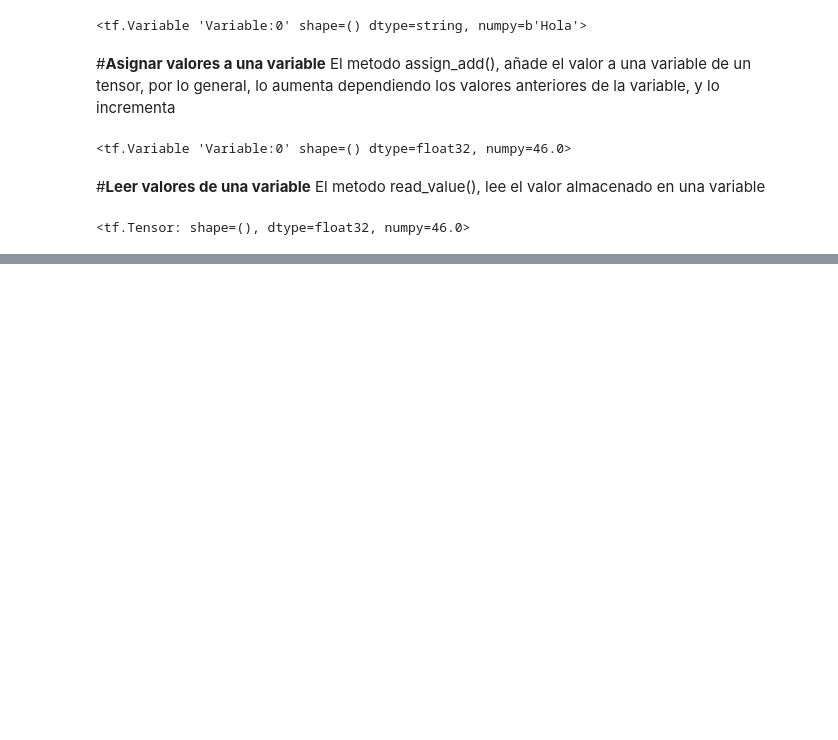
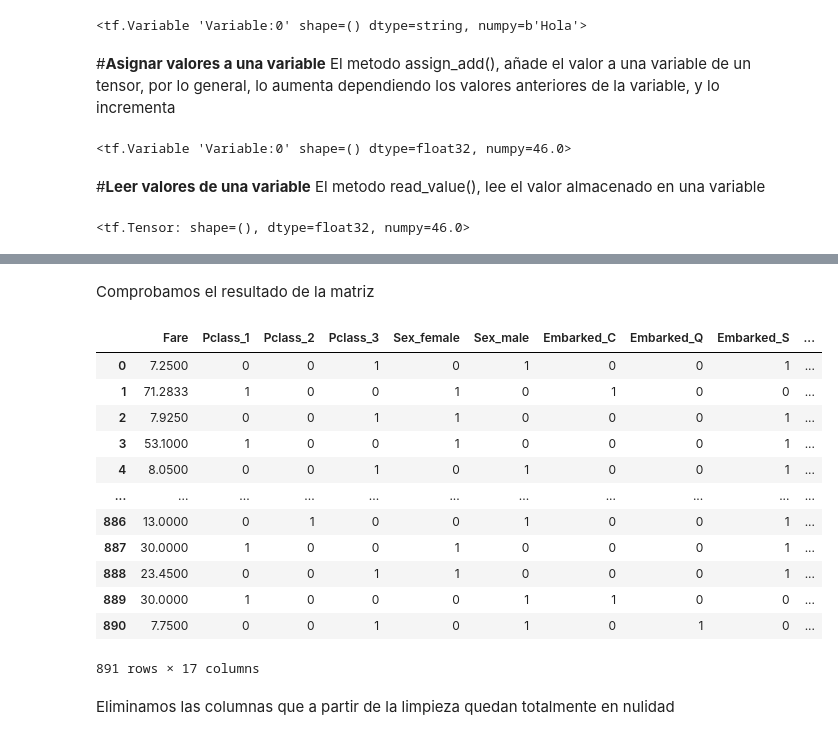
Before and after one commit to wjcorre/tensorkeras, a Jupyter notebook: Tensorflow.ipynb, the cells around one changed output, grey strips where cells are left out. Drawn from its saved outputs; the diff is of its cells as text; code cells hidden in the pictures; blank space fills up the shorter version.

```diff
--- a/Tensorflow.ipynb
+++ b/Tensorflow.ipynb
@@ -117,0 +226,25 @@ import tensorflow as tf
+# %%
+train_relevantes= pd.concat([train_relevantes, pd.get_dummies(train_relevantes['Cabin_1'], prefix='Cabin_1')],axis=1);
+train_relevantes.drop(['Cabin_1'],axis=1, inplace=True)
+train_relevantes.drop(['Cabin'],axis=1, inplace=True)
+train_relevantes.drop(['Age'],axis=1, inplace=True)
+# %% [markdown]
+Comprobamos el resultado de la matriz
+# %%
+train_relevantes
+# %% [output]
+|  | Fare | Pclass_1 | Pclass_2 | Pclass_3 | Sex_female | Sex_male | Embarked_C | Embarked_Q | Embarked_S | ... |
+| 0 | 7.2500 | 0 | 0 | 1 | 0 | 1 | 0 | 0 | 1 | ... |
+| 1 | 71.2833 | 1 | 0 | 0 | 1 | 0 | 1 | 0 | 0 | ... |
+| 2 | 7.9250 | 0 | 0 | 1 | 1 | 0 | 0 | 0 | 1 | ... |
+| 3 | 53.1000 | 1 | 0 | 0 | 1 | 0 | 0 | 0 | 1 | ... |
+| 4 | 8.0500 | 0 | 0 | 1 | 0 | 1 | 0 | 0 | 1 | ... |
+| ... | ... | ... | ... | ... | ... | ... | ... | ... | ... | ... |
+| 886 | 13.0000 | 0 | 1 | 0 | 0 | 1 | 0 | 0 | 1 | ... |
+| 887 | 30.0000 | 1 | 0 | 0 | 1 | 0 | 0 | 0 | 1 | ... |
+| 888 | 23.4500 | 0 | 0 | 1 | 1 | 0 | 0 | 0 | 1 | ... |
+| 889 | 30.0000 | 1 | 0 | 0 | 0 | 1 | 1 | 0 | 0 | ... |
+| 890 | 7.7500 | 0 | 0 | 1 | 0 | 1 | 0 | 1 | 0 | ... |
+891 rows × 17 columns
+# %% [markdown]
+Eliminamos las columnas que a partir de la limpieza quedan totalmente en nulidad
```
Also changed, not shown: parts of 60 cells of this notebook.
